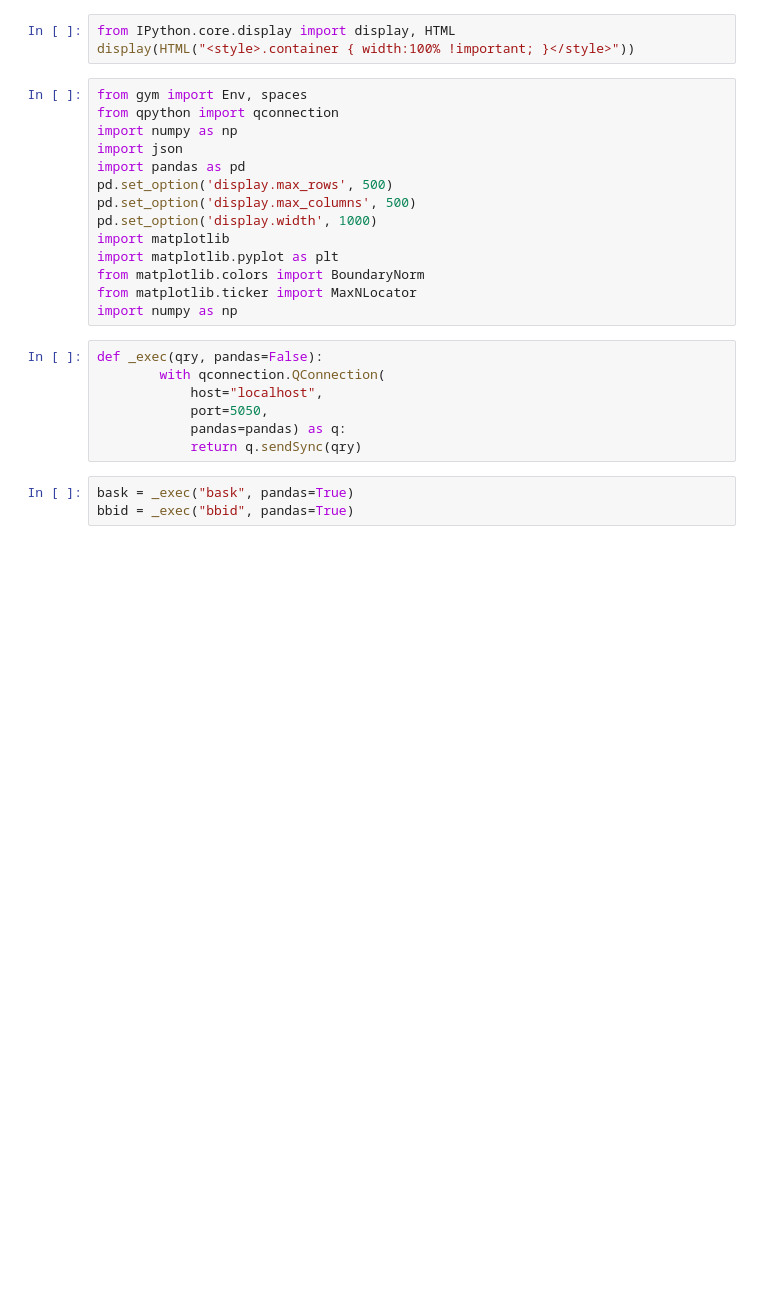
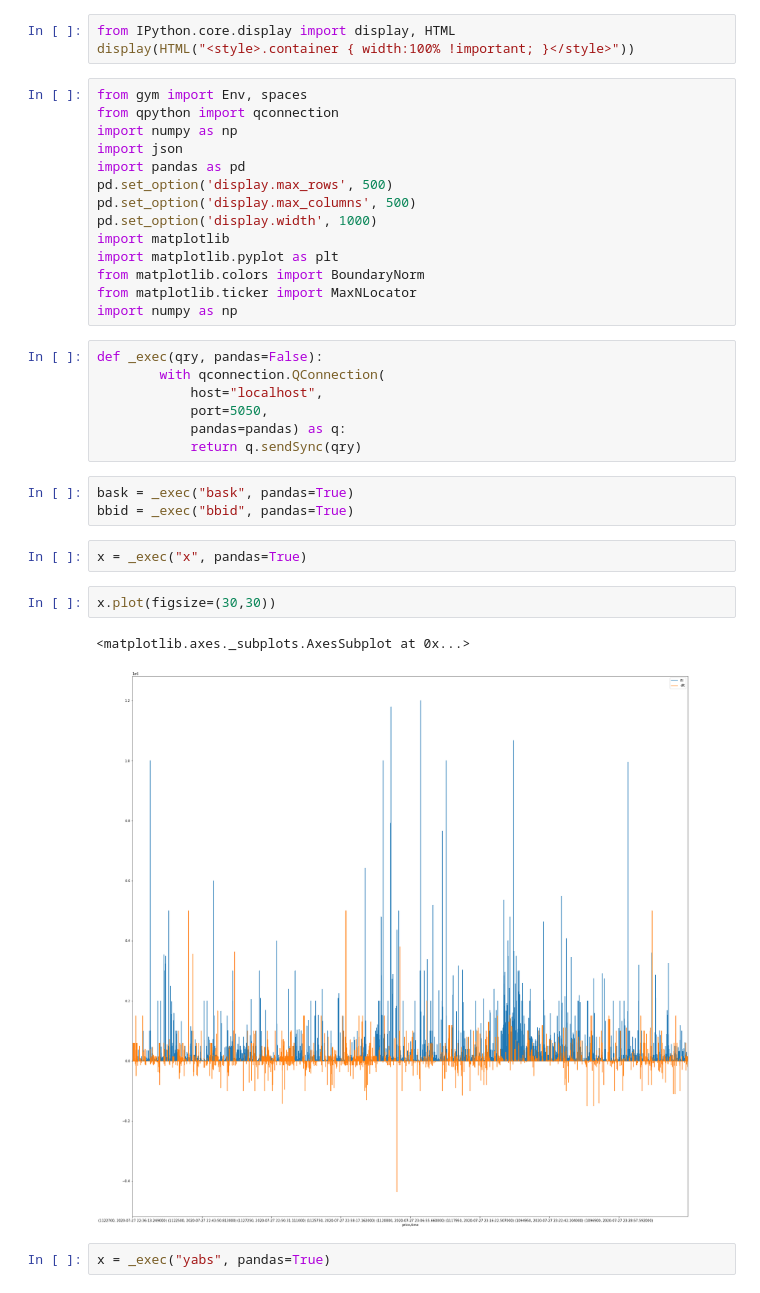
Before and after one commit to bradkyle/Qenv, a Jupyter notebook: notebooks/BitmexIce.ipynb, the cells around one changed output. Saved outputs shown, nothing was run; the diff lists cells and outputs as text; blank space fills up the shorter version.

```diff
--- a/notebooks/BitmexIce.ipynb
+++ b/notebooks/BitmexIce.ipynb
@@ -25,3 +25,12 @@ def _exec(qry, pandas=False):
 # %%
 bask = _exec("bask", pandas=True)
 bbid = _exec("bbid", pandas=True)
+# %%
+x = _exec("x", pandas=True)
+# %%
+x.plot(figsize=(30,30))
+# %% [output]
+<matplotlib.axes._subplots.AxesSubplot at 0x...>
+[figure, added]
+# %%
+x = _exec("yabs", pandas=True)
```
Also changed, not shown: parts of 1 cell of this notebook, 8 other files.
